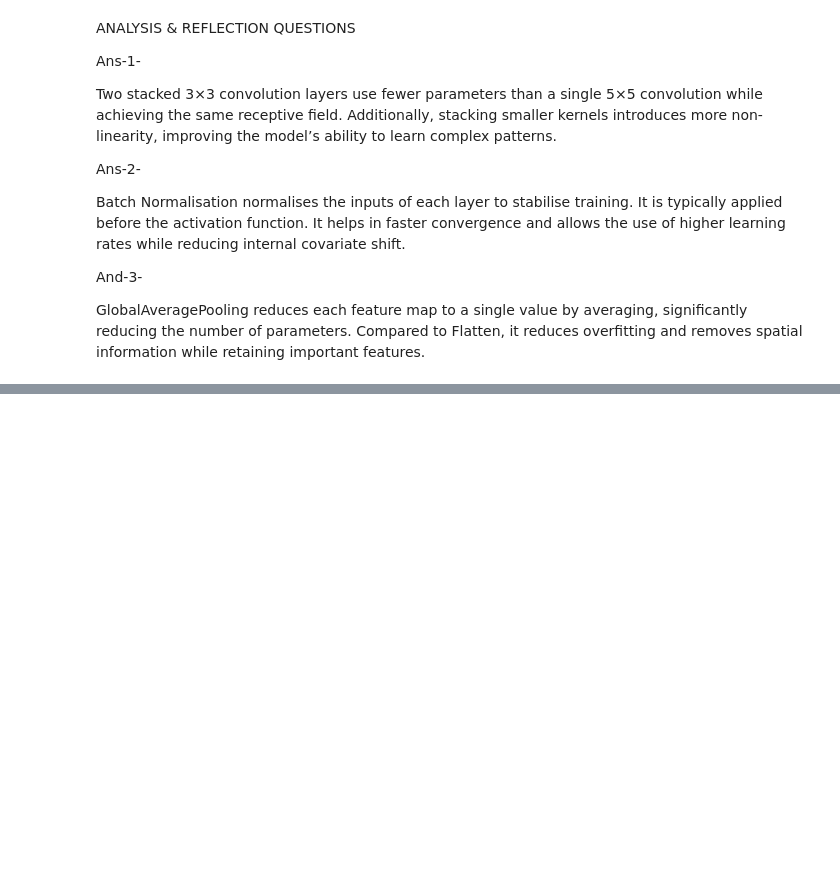
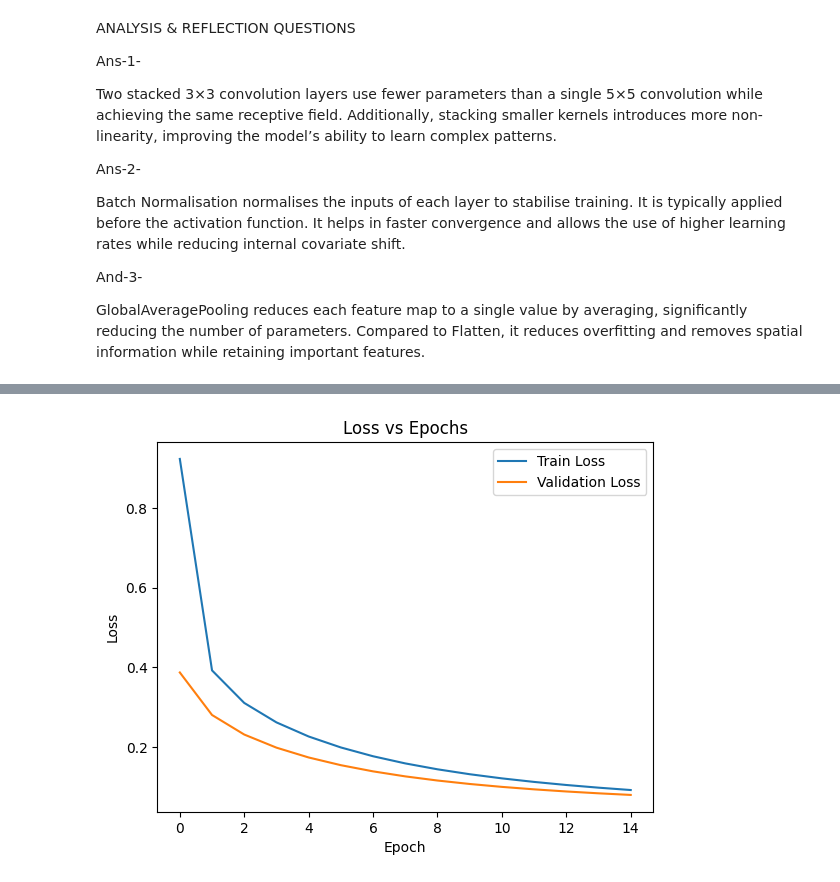
Before and after one commit to Aditya-Developer911a2/CNN-Lab-RGIPT, a Jupyter notebook: 24it3003_AdityaKumarSingh_CNN_Lab .ipynb, the cells around one changed output, grey strips where cells are left out. Cells and saved outputs as stored; diff of their text form; code cells hidden in the pictures; blank space fills up the shorter version.

```diff
--- a/24it3003_AdityaKumarSingh_CNN_Lab .ipynb
+++ b/24it3003_AdityaKumarSingh_CNN_Lab .ipynb
@@ -465,0 +468,14 @@ GlobalAveragePooling reduces each feature map to a single value by averaging, si
+# %%
+model.compile(
+    optimizer=tf.keras.optimizers.SGD(learning_rate=0.01),
+    loss='categorical_crossentropy',
+    metrics=['accuracy']
+)
+# %%
+history = model.fit(
+    x_train_mnist,
+    y_train_mnist,
+    epochs=15,
+    batch_size=64,
+    validation_split=0.1
+)
@@ -465,0 +500,15 @@ GlobalAveragePooling reduces each feature map to a single value by averaging, si
+# %%
+plt.figure()
+
+plt.plot(history.history['loss'], label='Train Loss')
+plt.plot(history.history['val_loss'], label='Validation Loss')
+
+plt.title("Loss vs Epochs")
+plt.xlabel("Epoch")
+plt.ylabel("Loss")
+plt.legend()
+
+plt.savefig("lenet_loss.png")
+plt.show()
+# %% [output]
+[figure, added]
```
Also changed, not shown: parts of 30 cells of this notebook.
